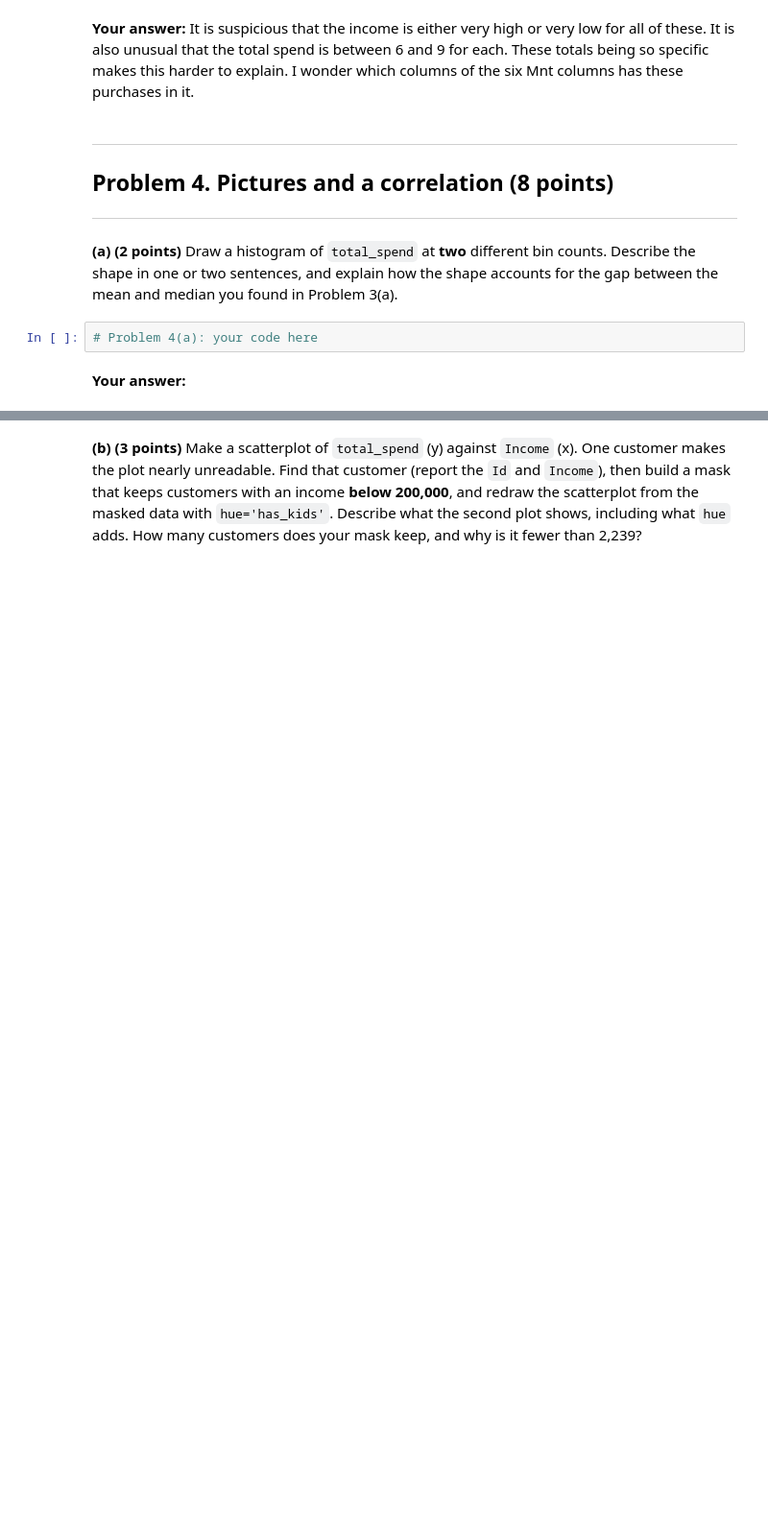
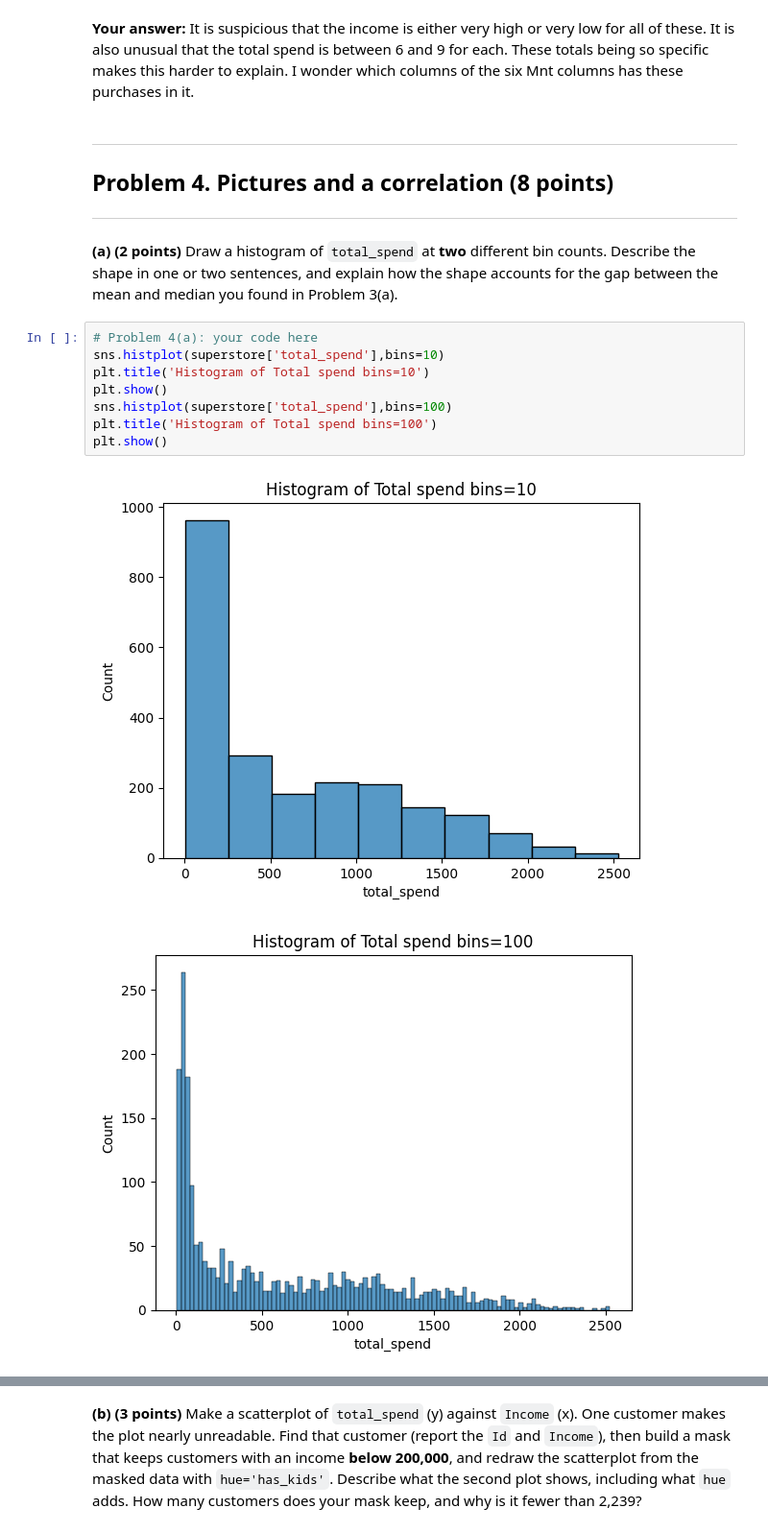
Before and after one commit to JoobZefty/dsc210, a Jupyter notebook: TakeHomeExams/exam1fall2026.ipynb, the cells around one changed output, grey strips where cells are left out. Shown at 96% size. Cells and saved outputs as stored; diff of their text form; blank space fills up the shorter version.

```diff
--- a/TakeHomeExams/exam1fall2026.ipynb
+++ b/TakeHomeExams/exam1fall2026.ipynb
@@ -212,7 +212,14 @@ It is suspicious that the income is either very high or very low for all of thes
 ---
 
 **(a) (2 points)** Draw a histogram of `total_spend` at **two** different bin counts. Describe the shape in one or two sentences, and explain how the shape accounts for the gap between the mean and median you found in Problem 3(a).
-# %%
-# Problem 4(a): your code here
-# %% [markdown]
-**Your answer:**
+# %%
+# Problem 4(a): your code here
+sns.histplot(superstore['total_spend'],bins=10)
+plt.title('Histogram of Total spend bins=10')
+plt.show()
+sns.histplot(superstore['total_spend'],bins=100)
+plt.title('Histogram of Total spend bins=100')
+plt.show()
+# %% [output]
+[figure, added]
+[figure, added]
```
Also changed, not shown: parts of 5 cells of this notebook.
